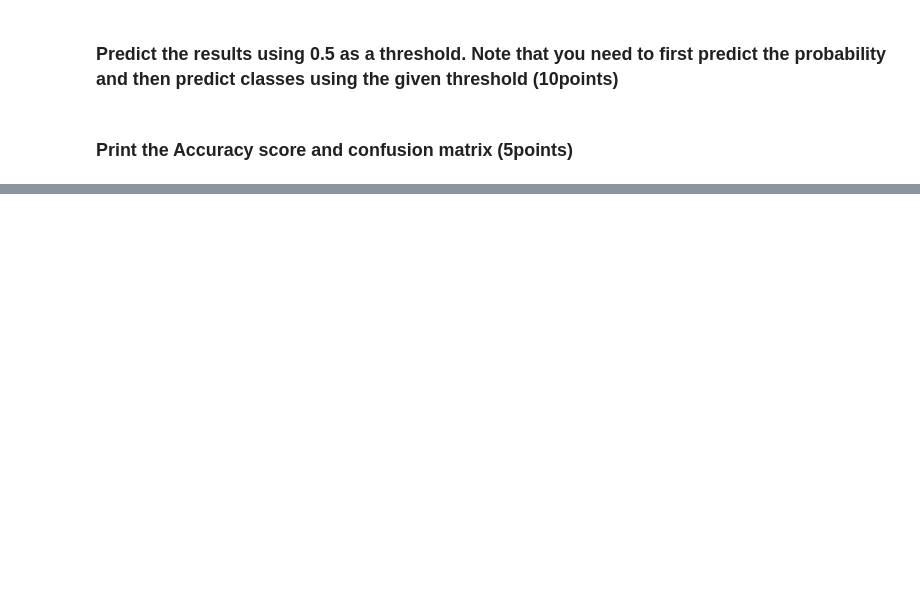
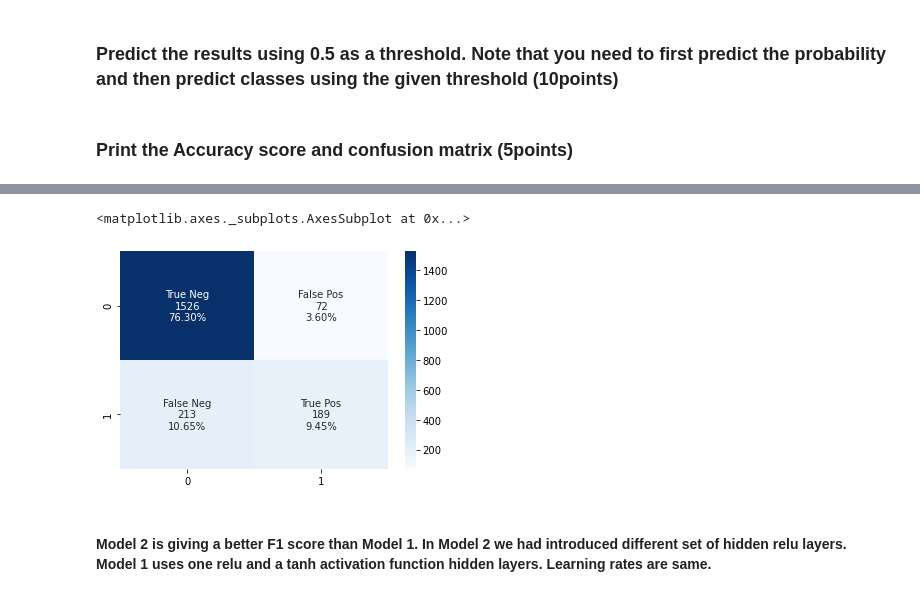
Before and after one commit to GreatLearningAIML1/gl-pgp-aiml-uta-intl-may20-prasadwrites, a Jupyter notebook: NeuralNetworks/BankChurnPrediction.ipynb, the cells around one changed output, grey strips where cells are left out. Drawn from its saved outputs; the diff is of its cells as text; code cells hidden in the pictures; blank space fills up the shorter version.

```diff
--- a/NeuralNetworks/BankChurnPrediction.ipynb
+++ b/NeuralNetworks/BankChurnPrediction.ipynb
@@ -393,0 +407,12 @@ sns.heatmap(confusionMatrix, annot=labels, fmt='', cmap='Blues')
+# %%
+group_names = ['True Neg','False Pos','False Neg','True Pos']
+group_counts = ["{0:0.0f}".format(value) for value in confusionMatrix.flatten()]
+group_percentages = ["{0:.2%}".format(value) for value in confusionMatrix.flatten()/np.sum(confusionMatrix)]
+labels = [f"{v1}\n{v2}\n{v3}" for v1, v2, v3 in  zip(group_names,group_counts,group_percentages)]
+labels = np.asarray(labels).reshape(2,2)
+sns.heatmap(confusionMatrix, annot=labels, fmt='', cmap='Blues')
+# %% [output]
+<matplotlib.axes._subplots.AxesSubplot at 0x...>
+[figure, added]
+# %% [markdown]
+#### Model 2 is giving a better F1 score than Model 1. In Model 2 we had introduced different set of hidden relu layers. Model 1 uses one relu and a tanh activation function hidden layers. Learning rates are same.
```
Also changed, not shown: parts of 25 cells of this notebook, 1 other file.
